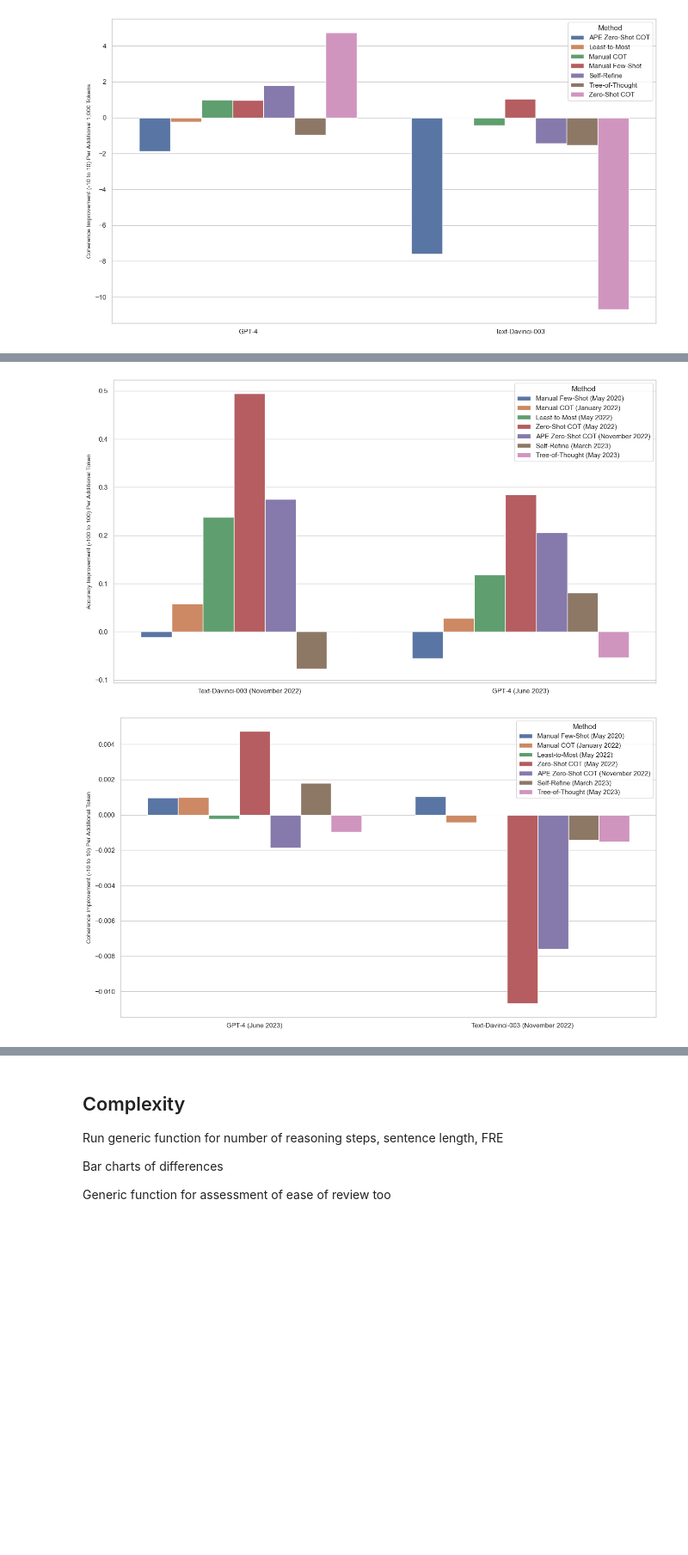
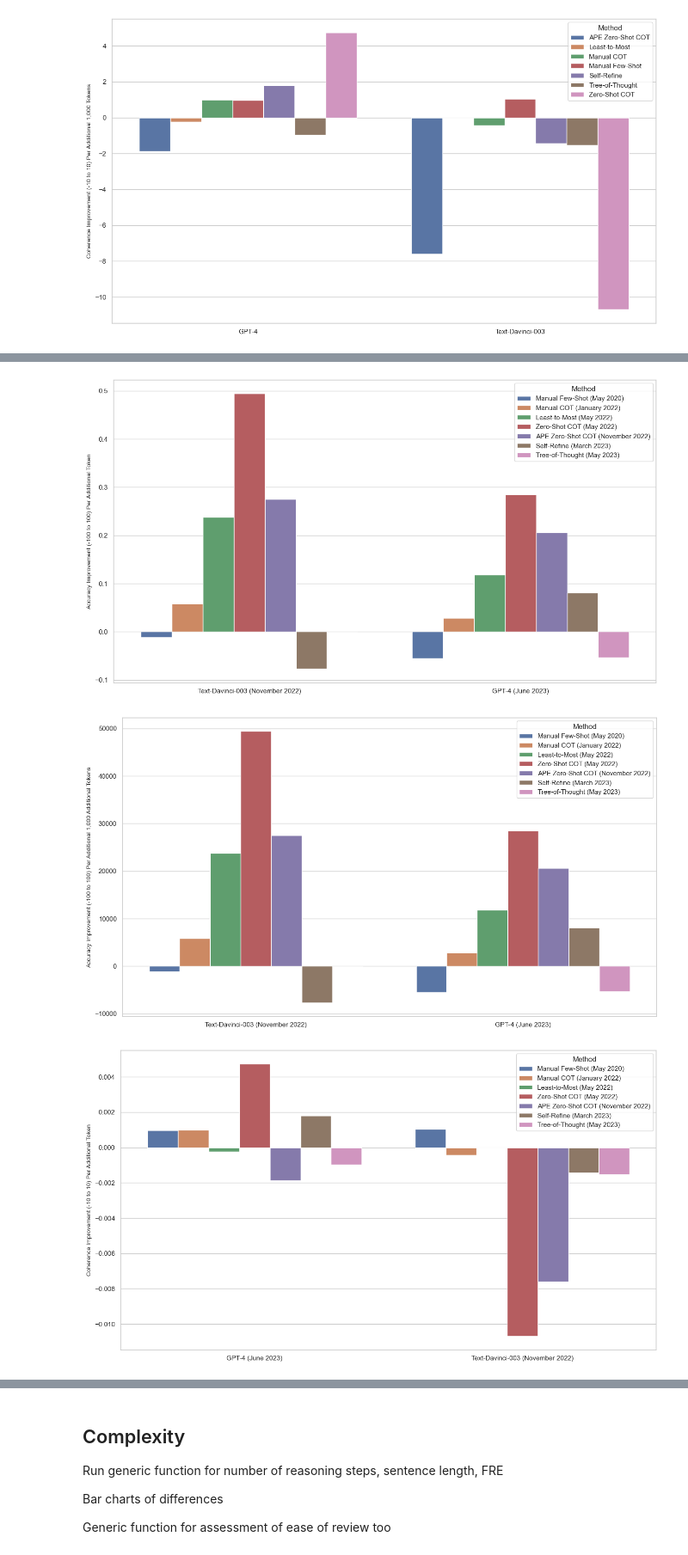
Before and after one commit to ijyliu/anlp23-project, a Jupyter notebook: Data/06 - Analyze Metrics and Conduct Inference.ipynb, the cells around one changed output, grey strips where cells are left out. Shown at 86% size. Drawn from its saved outputs; the diff is of its cells as text; code cells hidden in the pictures; blank space fills up the shorter version.

```diff
--- a/Data/06 - Analyze Metrics and Conduct Inference.ipynb
+++ b/Data/06 - Analyze Metrics and Conduct Inference.ipynb
@@ -812,6 +812,7 @@ print(hue_order)
 # Create averages_for_changes_with_date_gsm8k and averages_for_changes_with_date_cw
 averages_for_changes_with_date_gsm8k = averages_for_changes_with_date[averages_for_changes_with_date['task'] == 'gsm8k']
 averages_for_changes_with_date_gsm8k['Percentage Points Accuracy Improvement Per Additional Token'] = averages_for_changes_with_date_gsm8k['change_in_accuracy_quality_per_change_in_conversation_length'] * 100
+averages_for_changes_with_date_gsm8k['Percentage Points Accuracy Improvement Per 1,000 Additional Tokens'] = averages_for_changes_with_date_gsm8k['Percentage Points Accuracy Improvement Per Additional Token'] * 100 * 1000
 averages_for_changes_with_date_cw = averages_for_changes_with_date[averages_for_changes_with_date['task'] == 'cw']
 averages_for_changes_with_date_cw['Coherence Improvement (-10 to 10) Per Additional 1,000 Tokens'] = averages_for_changes_with_date_cw['change_in_accuracy_quality_per_change_in_conversation_length'] * 1000
 
@@ -834,6 +835,23 @@ plt.gca().set_ylabel('Accuracy Improvement (-100 to 100) Per Additional Token',
 plt.savefig('../Output/gsm8k_change_in_accuracy_quality_per_change_in_conversation_length_sorted_by_technique_age.png')
 plt.show()
 
+# Plot change in accuracy_quality per change in conversation_length
+# Bar chart by model, method, task
+# GSM8k plot
+plt.figure(figsize=(16, 9))
+#sns.barplot(x='Model', y='Percentage Points Accuracy Improvement Per Additional Token', hue='Method', data=averages_for_changes_gsm8k)
+sns.barplot(x='Model', y='Percentage Points Accuracy Improvement Per 1,000 Additional Tokens', hue='Method', hue_order=hue_order, data=averages_for_changes_with_date_gsm8k)#, order=order_list)
+#plt.xlabel('Model')
+#plt.xlabel('')
+#plt.ylabel('Change in GSM8K Accuracy per Change in Conversation Length')
+# No x axis title
+plt.gca().set_xlabel('')
+# Reduce y axis title font size
+plt.gca().set_ylabel('Accuracy Improvement (-100 to 100) Per Additional 1,000 Additional Tokens', fontsize=10)
+#plt.title('Change in GSM8K Accuracy per Change in Conversation Length by Model and Method')
+plt.savefig('../Output/gsm8k_change_in_accuracy_quality_per_change_in_conversation_length_sorted_by_technique_age_transformed.png')
+plt.show()
+
 # Creative writing plot
 plt.figure(figsize=(16, 9))
 sns.barplot(x='Model', y='change_in_accuracy_quality_per_change_in_conversation_length', hue='Method', hue_order=hue_order, data=averages_for_changes_with_date_cw)
@@ -846,6 +864,19 @@ plt.gca().set_xlabel('')
 plt.gca().set_ylabel('Coherence Improvement (-10 to 10) Per Additional Token', fontsize=10)
 plt.savefig('../Output/cw_change_in_accuracy_quality_per_change_in_conversation_length_sorted_by_technique_age.png')
 plt.show()
+
+# Creative writing plot
+plt.figure(figsize=(16, 9))
+sns.barplot(x='Model', y='Coherence Improvement (-10 to 10) Per Additional 1,000 Tokens', hue='Method', hue_order=hue_order, data=averages_for_changes_with_date_cw)
+#sns.barplot(x='Model', y='change_in_accuracy_quality_per_change_in_conversation_length', hue='Method', data=averages_for_changes_cw)
+#plt.xlabel('')
+# plt.ylabel('Change in Creative Writing Coherence per Change in Conversation Length')
+#plt.title('Change in Creative Writing Coherence per Change in Conversation Length by Model and Method')
+# No x axis title
+plt.gca().set_xlabel('')
+plt.gca().set_ylabel('Coherence Improvement (-10 to 10) Per Additional 1,000 Tokens', fontsize=10)
+plt.savefig('../Output/cw_change_in_accuracy_quality_per_change_in_conversation_length_sorted_by_technique_age_transformed.png')
+plt.show()
 # %% [output]
    model             method   task  conversation_length  \
 21   td3    manual_few_shot  gsm8k               533.94
@@ -876,3 +912,4 @@ See the caveats in the documentation: https://pandas.pydata.org/pandas-docs/stab
   averages_for_changes_with_date_cw['Coherence Improvement (-10 to 10) Per Additional 1,000 Tokens'] = averages_for_changes_with_date_cw['change_in_accuracy_quality_per_change_in_conversation_length'] ...
 [figure]
-[figure, old version]
+[figure, new version]
+[figure, added]
```
Also changed, not shown: parts of 3 cells of this notebook, 24 other files.
